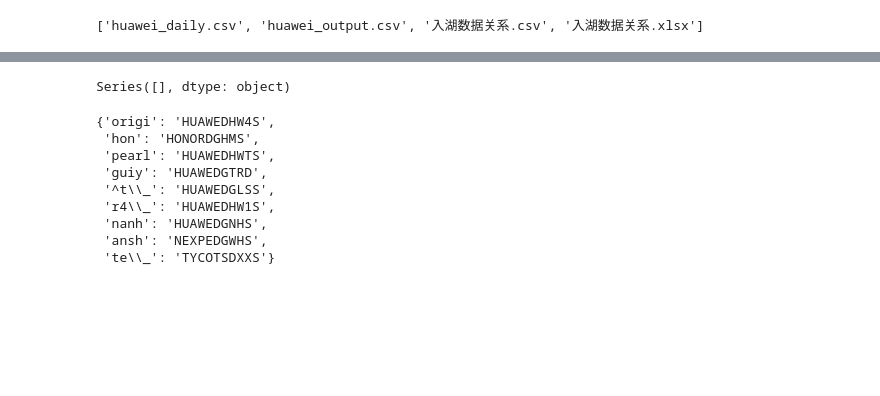
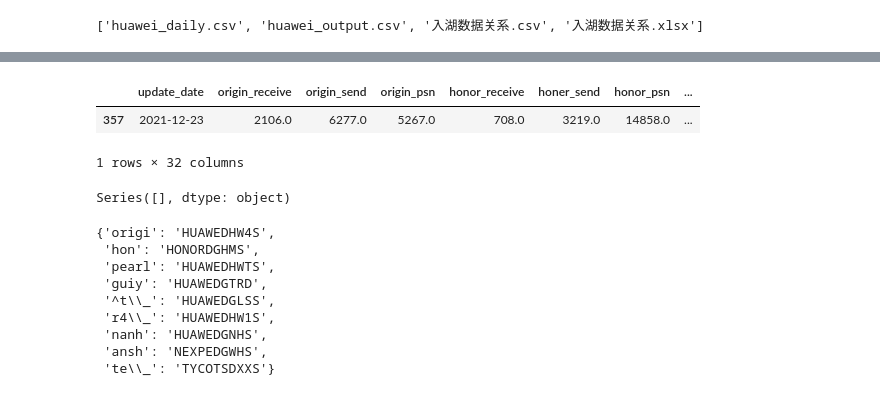
Before and after one commit to fyenne/play11_huawei, a Jupyter notebook: script/huawei.ipynb, the cells around one changed output, grey strips where cells are left out. Saved outputs shown, nothing was run; the diff lists cells and outputs as text; code cells hidden in the pictures; blank space fills up the shorter version.

```diff
--- a/script/huawei.ipynb
+++ b/script/huawei.ipynb
@@ -14,6 +35,8 @@ os.listdir(path)
 # %%
 %%time
 huawei_output = pd_loaddata.pd_csv(path + 'huawei_output.csv')
+huawei_output = huawei_output[huawei_output['rn'].astype(int) == 1]
+
 # huawei_daily = pd_loaddata.pd_csv(path + 'huawei_daily.csv')
 # rel = pd_loaddata.pd_excel(path + '入湖数据关系', 0)
 # huawei_output.shape
@@ -25,12 +48,12 @@ def datetime_(coach, col):
     split and assign to 3 cols of year m d
     """
     coach[col] = coach[col].astype(str).str.slice(0,10)
-    coach = pd.concat([coach, pd.DataFrame(list(coach[col].str.split('-')))], axis =1)
-    coach = coach[coach[[0,1,2]].astype(int).sum(axis = 1) != 0]
+    coach = pd.concat([coach.reset_index(drop = True), pd.DataFrame(list(coach[col].str.split('-')))], axis =1)
+    coach = coach[coach[[0,1,2]].fillna(0).astype(int).sum(axis = 1) != 0]
     coach = coach.rename({0:'year', 1:'month', 2: 'date'}, axis=1)
     return coach
 huawei_output = datetime_(coach=huawei_output, col='update_date').drop(['createtime', 'updatetime'], axis = 1)
-huawei_output = huawei_output.drop(['id','appid','entryid'], axis = 1).drop_duplicates().sort_values('update_date')
+huawei_output = huawei_output.sort_values('update_date')
 def search_col(df, str):
     """
     列名正则搜索.
@@ -50,3 +73,9 @@ Wall time: 344 ms
+# %%
+huawei_output[huawei_output['update_date'] == '2021-12-23']
+# %% [output]
+|  | update_date | origin_receive | origin_send | origin_psn | honor_receive | honer_send | honor_psn | ... |
+| 357 | 2021-12-23 | 2106.0 | 6277.0 | 5267.0 | 708.0 | 3219.0 | 14858.0 | ... |
+1 rows × 32 columns
 # %%
 pd.Series(huawei_output.columns)[pd.Series(huawei_output.columns).str.contains('t4\_')]
 # %% [output]
```
Also changed, not shown: parts of 4 cells of this notebook, 2 other files.
